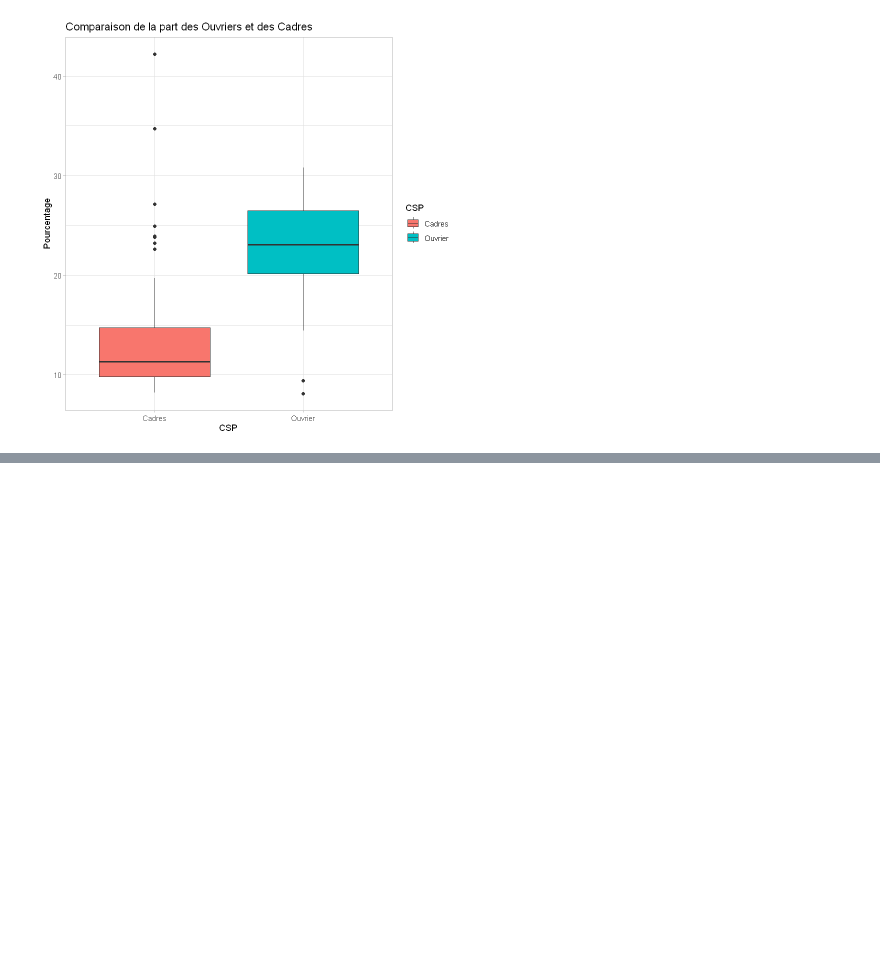
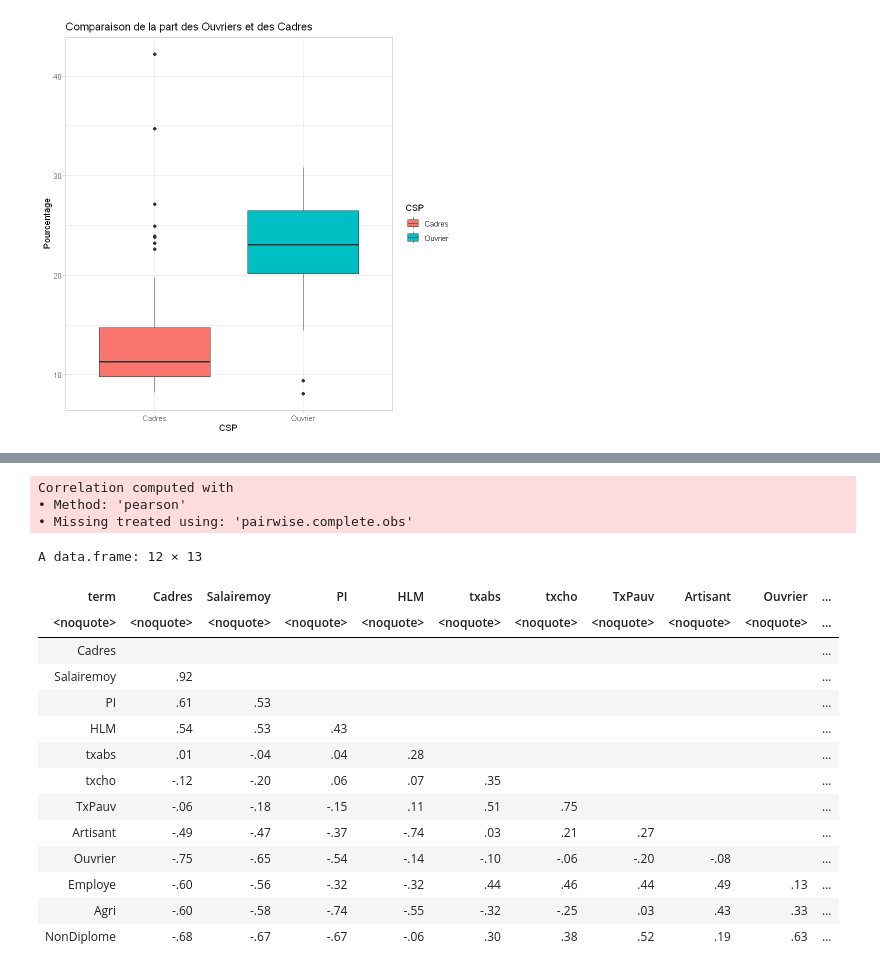
Before and after one commit to helio-aubrun/demos, a Jupyter notebook: r.ipynb, the cells around one changed output, grey strips where cells are left out. Drawn from its saved outputs; the diff is of its cells as text; code cells hidden in the pictures; blank space fills up the shorter version.

```diff
--- a/r.ipynb
+++ b/r.ipynb
@@ -56,0 +79,26 @@ ggplot(df_csp, aes(x = CSP, y = Pourcentage, fill = CSP)) +
+# %%
+df %>%
+  select(where(is.numeric)) %>%
+  correlate() %>%
+  rearrange() %>%
+  shave() %>%
+  fashion()
+# %% [output]
+Correlation computed with
+• Method: 'pearson'
+• Missing treated using: 'pairwise.complete.obs'
+A data.frame: 12 × 13
+| term | Cadres | Salairemoy | PI | HLM | txabs | txcho | TxPauv | Artisant | Ouvrier | ... |
+| <noquote> | <noquote> | <noquote> | <noquote> | <noquote> | <noquote> | <noquote> | <noquote> | <noquote> | <noquote> | ... |
+| Cadres |  |  |  |  |  |  |  |  |  | ... |
+| Salairemoy | .92 |  |  |  |  |  |  |  |  | ... |
+| PI | .61 | .53 |  |  |  |  |  |  |  | ... |
+| HLM | .54 | .53 | .43 |  |  |  |  |  |  | ... |
+| txabs | .01 | -.04 | .04 | .28 |  |  |  |  |  | ... |
+| txcho | -.12 | -.20 | .06 | .07 | .35 |  |  |  |  | ... |
+| TxPauv | -.06 | -.18 | -.15 | .11 | .51 | .75 |  |  |  | ... |
+| Artisant | -.49 | -.47 | -.37 | -.74 | .03 | .21 | .27 |  |  | ... |
+| Ouvrier | -.75 | -.65 | -.54 | -.14 | -.10 | -.06 | -.20 | -.08 |  | ... |
+| Employe | -.60 | -.56 | -.32 | -.32 | .44 | .46 | .44 | .49 | .13 | ... |
+| Agri | -.60 | -.58 | -.74 | -.55 | -.32 | -.25 | .03 | .43 | .33 | ... |
+| NonDiplome | -.68 | -.67 | -.67 | -.06 | .30 | .38 | .52 | .19 | .63 | ... |
```
Also changed, not shown: parts of 3 cells of this notebook.
